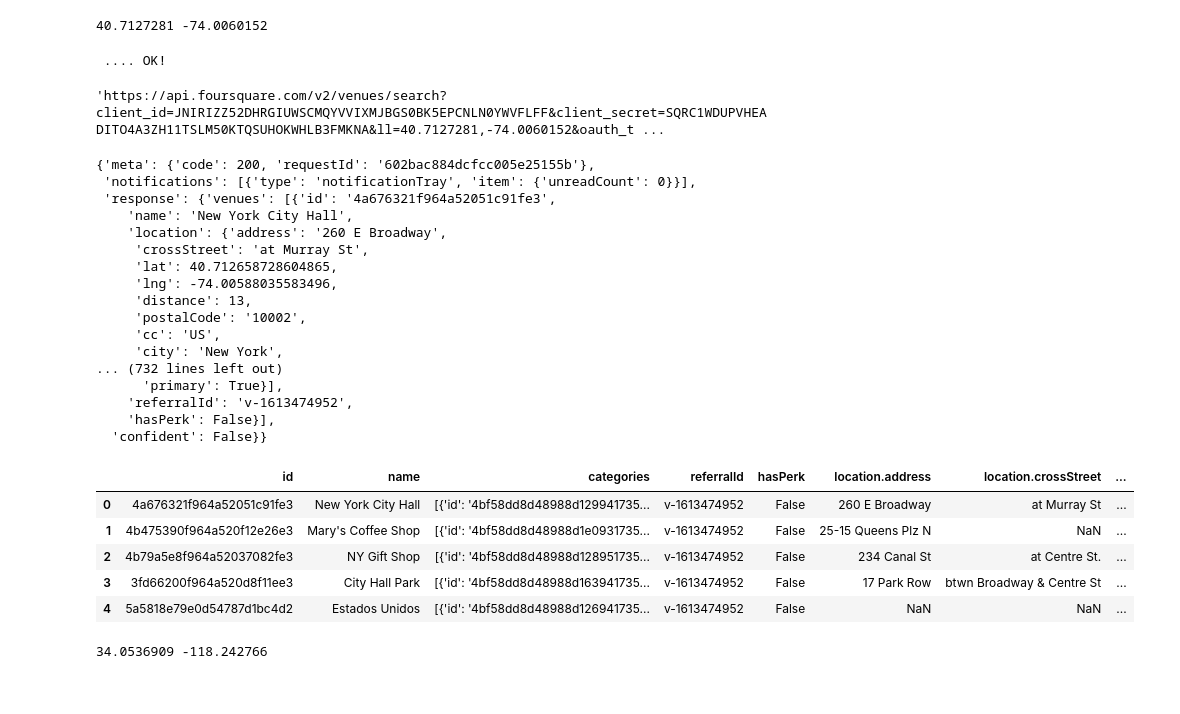
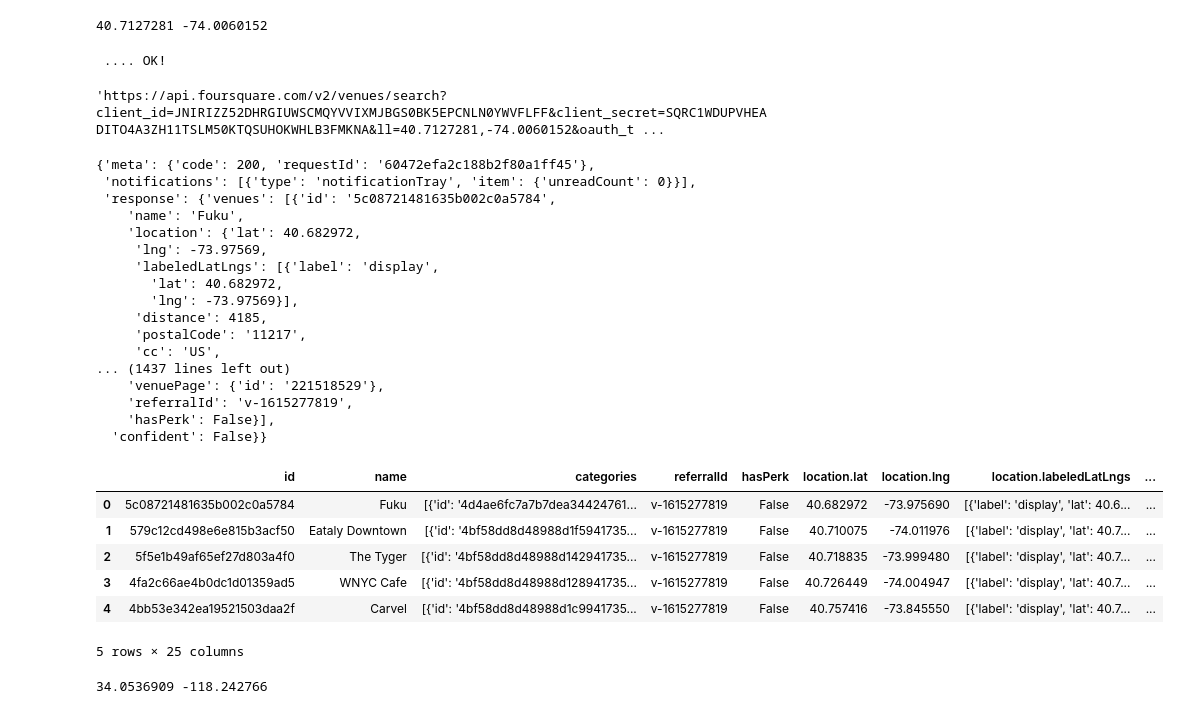
Before and after one commit to tobiasroos/coursera_capstone, a Jupyter notebook: ADSC-W4.ipynb, the cells around one changed output. Cells and saved outputs as stored; diff of their text form; code cells hidden in the pictures.

```diff
--- a/ADSC-W4.ipynb
+++ b/ADSC-W4.ipynb
@@ -40,10 +35,11 @@ Successfully installed geographiclib-1.50 geopy-2.1.0
 Finished
 # %%
+#Provide Foursquare credentials
 CLIENT_ID = 'JNIRIZZ52DHRGIUWSCMQYVVIXMJBGS0BK5EPCNLN0YWVFLFF' # your Foursquare ID
 CLIENT_SECRET = 'SQRC1WDUPVHEADITO4A3ZH11TSLM50KTQSUHOKWHLB3FMKNA' # your Foursquare Secret
 ACCESS_TOKEN = 'IJP1LPLBBVM325HTPLZDNQAYRC3MJJUZ5XAANXFOSXXFQPFQ' # your FourSquare Access Token
 VERSION = '20180604'
-LIMIT = 30
+LIMIT = 10000
 print('Your credentails:')
 print('CLIENT_ID: ' + CLIENT_ID)
 print('CLIENT_SECRET:' + CLIENT_SECRET)
@@ -61,50 +58,56 @@ longitude_ny = location_ny.longitude
 print(latitude_ny, longitude_ny)
 # %% [output]
 40.7127281 -74.0060152
-# %%
-search_query = ''
-radius = 1000
-print(search_query + ' .... OK!')
-# %% [output]
- .... OK!
+# %%
+#Define the search query, incl. radius and categoryId (in this case we're only seardching food venues)
+search_query = ''
+radius = 100000
+categoryId= '4d4b7105d754a06374d81259'#Food category
+print(search_query + ' .... OK!')
+# %% [output]
+ .... OK!
 # %%
-url_ny = 'https://api.foursquare.com/v2/venues/search?client_id={}&client_secret={}&ll={},{}&oauth_token={}&v={}&query={}&radius={}&limit={}'.format(CLIENT_ID, CLIENT_SECRET, latitude_ny, longitude_ny ,ACCESS_TOKEN, VERSION, search_query, radius, LIMIT)
+#Create the URL we'll use for the first city
+url_ny = 'https://api.foursquare.com/v2/venues/search?client_id={}&client_secret={}&ll={},{}&oauth_token={}&v={}&query={}&radius={}&limit={}&categoryId={}'.format(CLIENT_ID, CLIENT_SECRET, latitude_ny, longitude_ny ,ACCESS_TOKEN, VERSION, search_query, radius, LIMIT, categoryId)
 url_ny
 # %% [output]
 'https://api.foursquare.com/v2/venues/search?client_id=JNIRIZZ52DHRGIUWSCMQYVVIXMJBGS0BK5EPCNLN0YWVFLFF&client_secret=SQRC1WDUPVHEADITO4A3ZH11TSLM50KTQSUHOKWHLB3FMKNA&ll=40.7127281,-74.0060152&oauth_t ...
 # %%
+#Get the results for the first city
 results_ny = requests.get(url_ny).json()
 results_ny
 # %% [output]
-{'meta': {'code': 200, 'requestId': '602bac884dcfcc005e25155b'},
+{'meta': {'code': 200, 'requestId': '60472efa2c188b2f80a1ff45'},
  'notifications': [{'type': 'notificationTray', 'item': {'unreadCount': 0}}],
- 'response': {'venues': [{'id': '4a676321f964a52051c91fe3',
-    'name': 'New York City Hall',
-    'location': {'address': '260 E Broadway',
-     'crossStreet': 'at Murray St',
-     'lat': 40.712658728604865,
-     'lng': -74.00588035583496,
-     'distance': 13,
-     'postalCode': '10002',
+ 'response': {'venues': [{'id': '5c08721481635b002c0a5784',
+    'name': 'Fuku',
+    'location': {'lat': 40.682972,
+     'lng': -73.97569,
+     'labeledLatLngs': [{'label': 'display',
+       'lat': 40.682972,
+       'lng': -73.97569}],
+     'distance': 4185,
+     'postalCode': '11217',
      'cc': 'US',
-     'city': 'New York',
-... (732 lines left out)
-      'primary': True}],
-    'referralId': 'v-1613474952',
+... (1437 lines left out)
+    'venuePage': {'id': '221518529'},
+    'referralId': 'v-1615277819',
     'hasPerk': False}],
   'confident': False}}
 # %%
+#Create a dataframe from the results
 # assign relevant part of JSON to venues
 venues_ny = results_ny['response']['venues']
 
 # tranform venues into a dataframe
-dataframe_ny = json_normalize(venues_ny)
+dataframe_ny = pd.json_normalize(venues_ny)
 dataframe_ny.head()
 # %% [output]
-|  | id | name | categories | referralId | hasPerk | location.address | location.crossStreet | ... |
-| 0 | 4a676321f964a52051c91fe3 | New York City Hall | [{'id': '4bf58dd8d48988d129941735... | v-1613474952 | False | 260 E Broadway | at Murray St | ... |
-| 1 | 4b475390f964a520f12e26e3 | Mary's Coffee Shop | [{'id': '4bf58dd8d48988d1e0931735... | v-1613474952 | False | 25-15 Queens Plz N | NaN | ... |
-| 2 | 4b79a5e8f964a52037082fe3 | NY Gift Shop | [{'id': '4bf58dd8d48988d128951735... | v-1613474952 | False | 234 Canal St | at Centre St. | ... |
-| 3 | 3fd66200f964a520d8f11ee3 | City Hall Park | [{'id': '4bf58dd8d48988d163941735... | v-1613474952 | False | 17 Park Row | btwn Broadway & Centre St | ... |
-| 4 | 5a5818e79e0d54787d1bc4d2 | Estados Unidos | [{'id': '4bf58dd8d48988d126941735... | v-1613474952 | False | NaN | NaN | ... |
+|  | id | name | categories | referralId | hasPerk | location.lat | location.lng | location.labeledLatLngs | ... |
+| 0 | 5c08721481635b002c0a5784 | Fuku | [{'id': '4d4ae6fc7a7b7dea34424761... | v-1615277819 | False | 40.682972 | -73.975690 | [{'label': 'display', 'lat': 40.6... | ... |
+| 1 | 579c12cd498e6e815b3acf50 | Eataly Downtown | [{'id': '4bf58dd8d48988d1f5941735... | v-1615277819 | False | 40.710075 | -74.011976 | [{'label': 'display', 'lat': 40.7... | ... |
+| 2 | 5f5e1b49af65ef27d803a4f0 | The Tyger | [{'id': '4bf58dd8d48988d142941735... | v-1615277819 | False | 40.718835 | -73.999480 | [{'label': 'display', 'lat': 40.7... | ... |
+| 3 | 4fa2c66ae4b0dc1d01359ad5 | WNYC Cafe | [{'id': '4bf58dd8d48988d128941735... | v-1615277819 | False | 40.726449 | -74.004947 | [{'label': 'display', 'lat': 40.7... | ... |
+| 4 | 4bb53e342ea19521503daa2f | Carvel | [{'id': '4bf58dd8d48988d1c9941735... | v-1615277819 | False | 40.757416 | -73.845550 | [{'label': 'display', 'lat': 40.7... | ... |
+5 rows × 25 columns
 # %%
```
Also changed, not shown: parts of 20 cells of this notebook.
